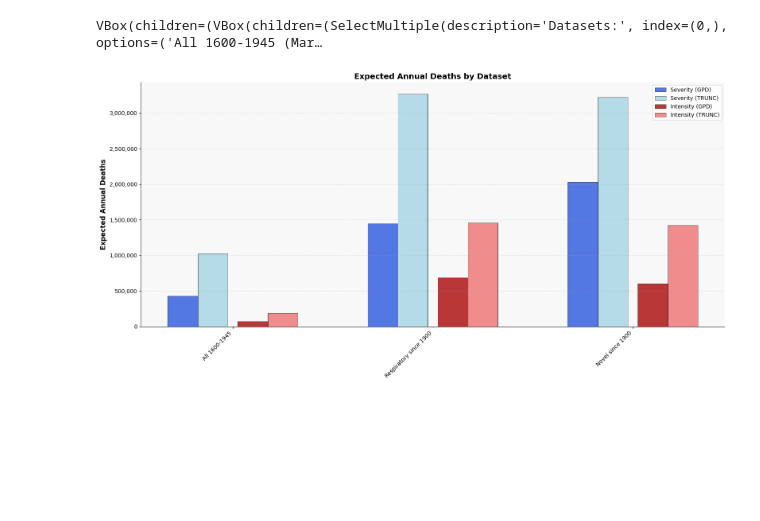
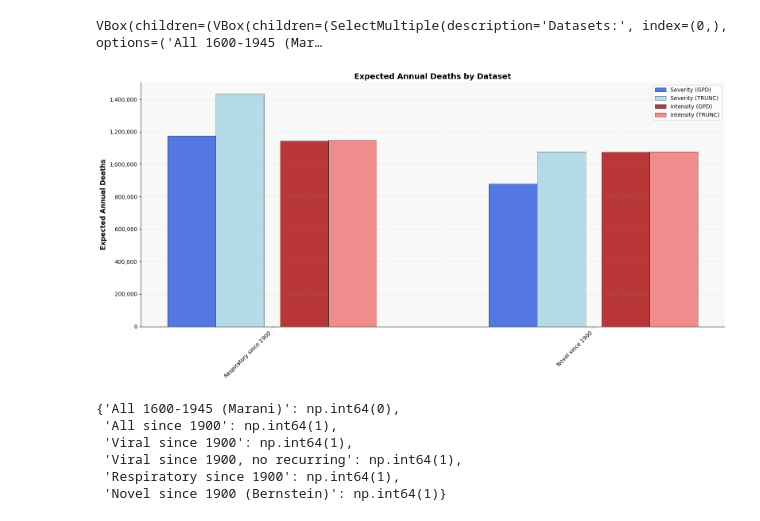
Before and after one commit to DevInnovationLab/pandemic_model_public, a Jupyter notebook: python/notebooks/22 systematic_change_analysis.ipynb, the cells around one changed output. Drawn from its saved outputs; the diff is of its cells as text; code cells hidden in the pictures; blank space fills up the shorter version.

```diff
--- a/python/notebooks/22 systematic_change_analysis.ipynb
+++ b/python/notebooks/22 systematic_change_analysis.ipynb
@@ -20,6 +20,8 @@ from fit_distributions import fit_truncated_pareto
 # %%
 all_epidemics_ds = pd.read_excel("../../data/raw/epidemics_marani_240816.xlsx")
 all_epidemics_ds = all_epidemics_ds.rename(columns={'severity_smu': 'severity'}) # Name change simplifies code later
+# %%
+all_epidemics_ds.loc[all_epidemics_ds['disease'] == 'hiv/aids', 'duration'] = 40
 # %%
 with open("../../data/clean/inverted_covid_severity.yaml", 'rb') as f:
   inverted_covid_severity_dict = yaml.safe_load(f)
@@ -473,7 +477,7 @@ def create_mortality_plot(
     use_inverted_covid=False,
     use_extinction_upper=False,
     max_duration=10,
-    n_samples=2e6
+    n_samples=1e6
 ):
     """Creates and displays a plot showing expected annual mortality.
 
@@ -611,6 +615,21 @@ def create_mortality_plot(
 
     plt.tight_layout()
 # %%
-create_mortality_plot(selected_dfs=['All 1600-1945 (Marani)', 'Respiratory since 1900', 'Novel since 1900 (Bernstein)'])
+create_mortality_plot(selected_dfs=['Respiratory since 1900',
+                                    'Novel since 1900 (Bernstein)'],
+                      lower_bound=1)
 # %% [output]
-[figure, old version]
+[figure, new version]
+# %%
+high_threshold = 1
+high_arrival_dfs = {name: df[df['severity'] >= high_threshold] for name, df in arrival_count_dfs.items()}
+recent_high_arrival_counts = {name: get_annual_arrival_counts(df, 2000, 2019) for name, df in high_arrival_dfs.items()}
+recent_high_arrival_counts = {name: df.sum() for name, df in recent_high_arrival_counts.items()}
+recent_high_arrival_counts
+# %% [output]
+{'All 1600-1945 (Marani)': np.int64(0),
+ 'All since 1900': np.int64(1),
+ 'Viral since 1900': np.int64(1),
+ 'Viral since 1900, no recurring': np.int64(1),
+ 'Respiratory since 1900': np.int64(1),
+ 'Novel since 1900 (Bernstein)': np.int64(1)}
```
Also changed, not shown: parts of 2 cells of this notebook, 34 other files.
